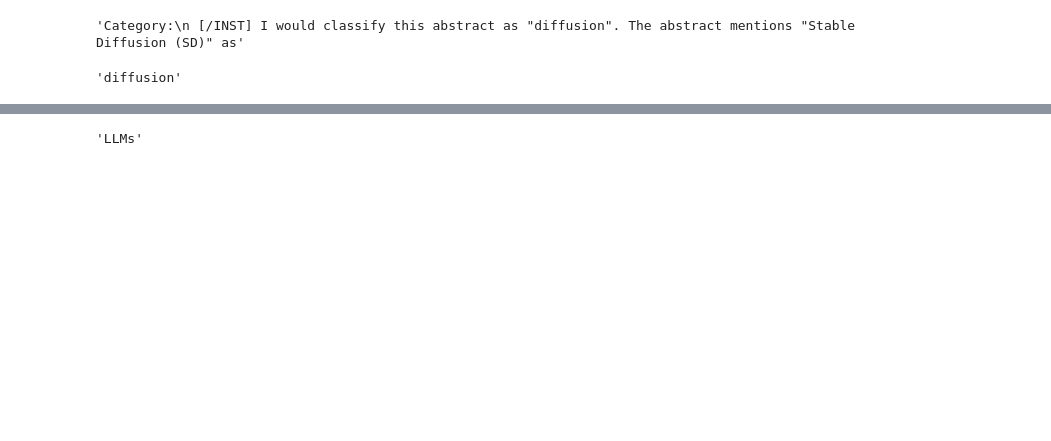
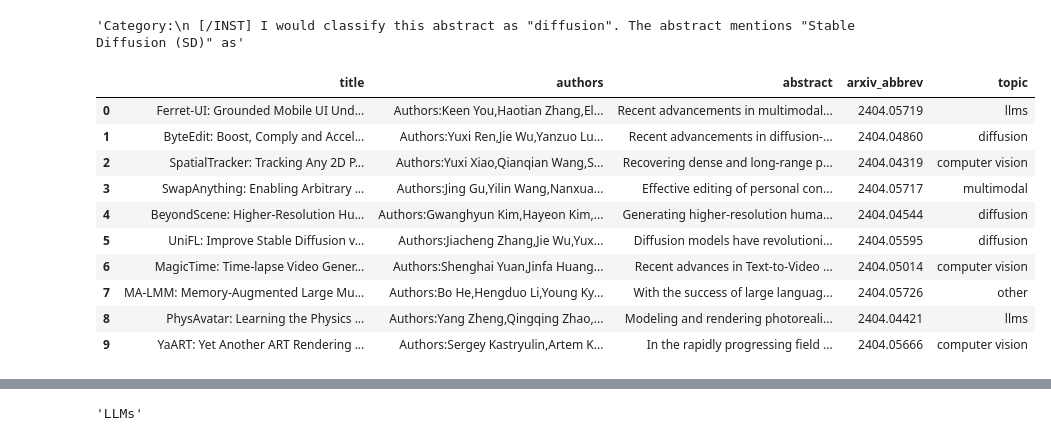
Before and after one commit to dapopov-st/arXiv-llms-assistant, a Jupyter notebook: nbs/make_embeds.ipynb, the cells around one changed output, grey strips where cells are left out. Drawn from its saved outputs; the diff is of its cells as text; code cells hidden in the pictures; blank space fills up the shorter version.

Commit message:
clean up classify_topic, get_embedding_distances, determine criteria for similar and more novel papers to move forward

```diff
--- a/nbs/make_embeds.ipynb
+++ b/nbs/make_embeds.ipynb
@@ -476,15 +480,56 @@ response
 ans
 # %% [output]
 'Category:\n [/INST] I would classify this abstract as "diffusion". The abstract mentions "Stable Diffusion (SD)" as'
+# %%
+def classify_topic(abstract):
+    topic_classification_prompt = f"""
+    Your task is to take an arXiv abstract and classify it into one of the following categories: LLMs, diffusion, computer vision, multimodal.
+    If you see LLMs or language models in the abstract, classify as LLMs.
+    If you see multimodal in abstract, classify as multimodal.  If you see diffusion in the abstract, classify as diffusion. If you see video, vision, or visual in the abstract, classify as computer vision.
+    Now here is the abstract: {abstract}
+    Think step-by-step about your answer and check your answer before returning it and provide a brief explanation.
+
+    Category:
+    """
+    ans = call_llm(question=topic_classification_prompt, generator=generator_llm,settings=generator_settings,max_new_tokens=24)[len(topic_classification_prompt):]
+    pattern = r'(LLMs|diffusion|computer vision|multimodal)'
+    match = re.search(pattern, ans,re.IGNORECASE)
+    response =  match.group(1) if match else 'other'
+    return response.lower()
 # %%
 def classify_topic(abstract):
+    topic_classification_prompt = f"""
+    Your task is to take an arXiv abstract and classify it into one of the following categories: LLMs, diffusion, computer vision, multimodal.
+    If you see LLMs or language models in the abstract, classify as LLMs.
+    Now here is the abstract: {abstract}
+    Think step-by-step about your answer and check your answer before returning it and provide a brief explanation.
+
+    Category:
+    """
     ans = call_llm(question=topic_classification_prompt, generator=generator_llm,settings=generator_settings,max_new_tokens=24)[len(topic_classification_prompt):]
     pattern = r'(LLMs|diffusion|computer vision|multimodal)'
     match = re.search(pattern, ans,re.IGNORECASE)
     response =  match.group(1) if match else 'other'
     return response.lower()
 # %%
-abstract = r"""The intensive computational burden of Stable Diffusion (SD) for text-to-image generation poses a significant hurdle for its practical application. To tackle this challenge, recent research focuses on methods to reduce sampling steps, such as Latent Consistency Model (LCM), and on employing architectural optimizations, including pruning and knowledge distillation. Diverging from existing approaches, we uniquely start with a compact SD variant, BK-SDM. We observe that directly applying LCM to BK-SDM with commonly used crawled datasets yields unsatisfactory results. It leads us to develop two strategies: (1) leveraging high-quality image-text pairs from leading generative models and (2) designing an advanced distillation process tailored for LCM. Through our thorough exploration of quantization, profiling, and on-device deployment, we achieve rapid generation of photo-realistic, text-aligned images in just two steps, with latency under one second on resource-limited edge devices."""
-classify_topic(abstract)
+# abstract = r"""The intensive computational burden of Stable Diffusion (SD) for text-to-image generation poses a significant hurdle for its practical application. To tackle this challenge, recent research focuses on methods to reduce sampling steps, such as Latent Consistency Model (LCM), and on employing architectural optimizations, including pruning and knowledge distillation. Diverging from existing approaches, we uniquely start with a compact SD variant, BK-SDM. We observe that directly applying LCM to BK-SDM with commonly used crawled datasets yields unsatisfactory results. It leads us to develop two strategies: (1) leveraging high-quality image-text pairs from leading generative models and (2) designing an advanced distillation process tailored for LCM. Through our thorough exploration of quantization, profiling, and on-device deployment, we achieve rapid generation of photo-realistic, text-aligned images in just two steps, with latency under one second on resource-limited edge devices."""
+# classify_topic(abstract)
+# pd.set_option('display.max_colwidth', 300)
+# new_articles.loc[10:20,'abstract']
+# new_articles.loc[10:20,'abstract'].map(classify_topic)
-# %% [output]
-'diffusion'
+# %%
+new_articles['topic']=new_articles.apply(classify_topic,axis=1)
+# %%
+new_articles.head(10)
+# %% [output]
+|  | title | authors | abstract | arxiv_abbrev | topic |
+| 0 | Ferret-UI: Grounded Mobile UI Und... | Authors:Keen You,Haotian Zhang,El... | Recent advancements in multimodal... | 2404.05719 | llms |
+| 1 | ByteEdit: Boost, Comply and Accel... | Authors:Yuxi Ren,Jie Wu,Yanzuo Lu... | Recent advancements in diffusion-... | 2404.04860 | diffusion |
+| 2 | SpatialTracker: Tracking Any 2D P... | Authors:Yuxi Xiao,Qianqian Wang,S... | Recovering dense and long-range p... | 2404.04319 | computer vision |
+| 3 | SwapAnything: Enabling Arbitrary ... | Authors:Jing Gu,Yilin Wang,Nanxua... | Effective editing of personal con... | 2404.05717 | multimodal |
+| 4 | BeyondScene: Higher-Resolution Hu... | Authors:Gwanghyun Kim,Hayeon Kim,... | Generating higher-resolution huma... | 2404.04544 | diffusion |
+| 5 | UniFL: Improve Stable Diffusion v... | Authors:Jiacheng Zhang,Jie Wu,Yux... | Diffusion models have revolutioni... | 2404.05595 | diffusion |
+| 6 | MagicTime: Time-lapse Video Gener... | Authors:Shenghai Yuan,Jinfa Huang... | Recent advances in Text-to-Video ... | 2404.05014 | computer vision |
+| 7 | MA-LMM: Memory-Augmented Large Mu... | Authors:Bo He,Hengduo Li,Young Ky... | With the success of large languag... | 2404.05726 | other |
+| 8 | PhysAvatar: Learning the Physics ... | Authors:Yang Zheng,Qingqing Zhao,... | Modeling and rendering photoreali... | 2404.04421 | llms |
+| 9 | YaART: Yet Another ART Rendering ... | Authors:Sergey Kastryulin,Artem K... | In the rapidly progressing field ... | 2404.05666 | computer vision |
```
Also changed, not shown: parts of 39 cells of this notebook.
